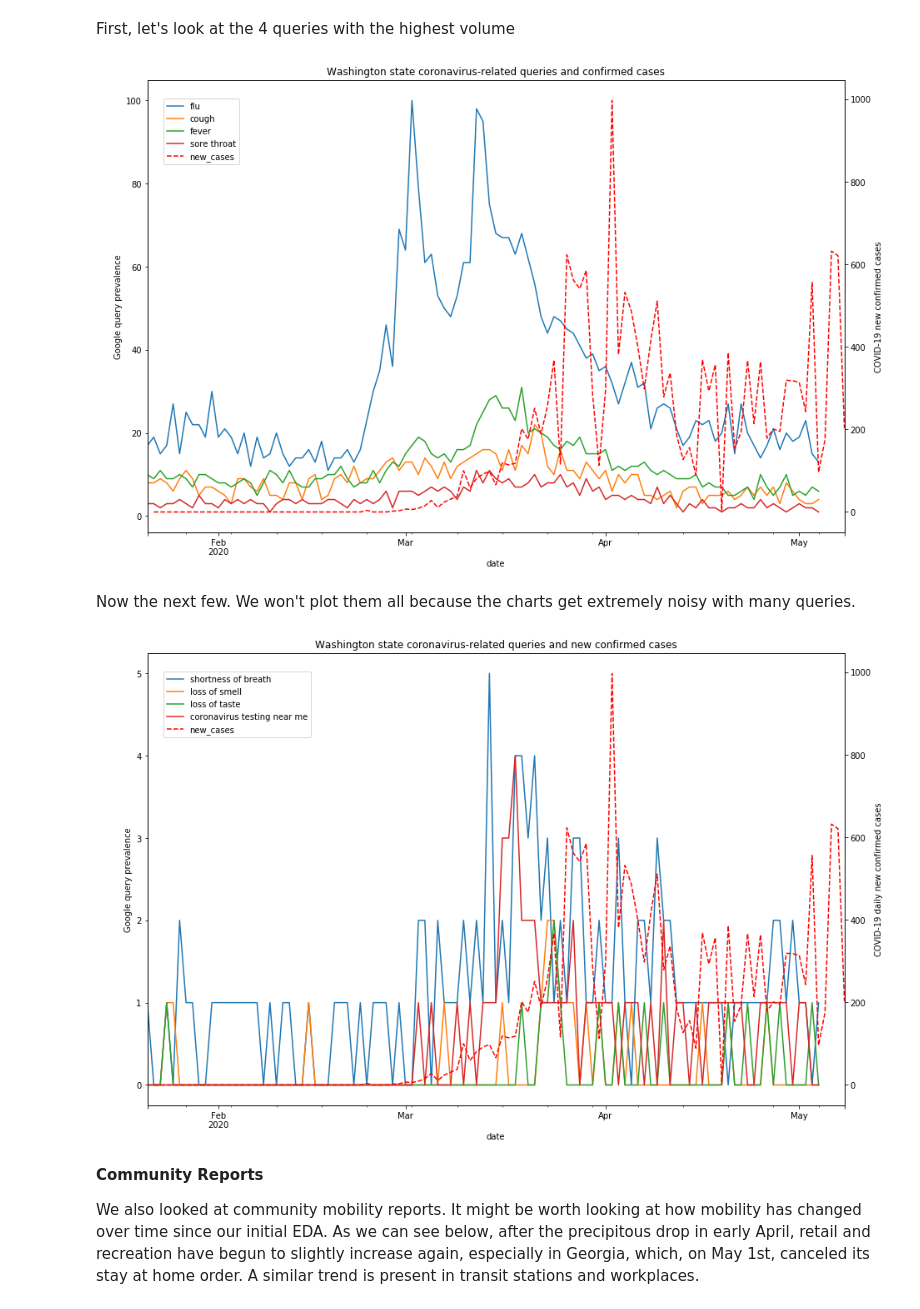
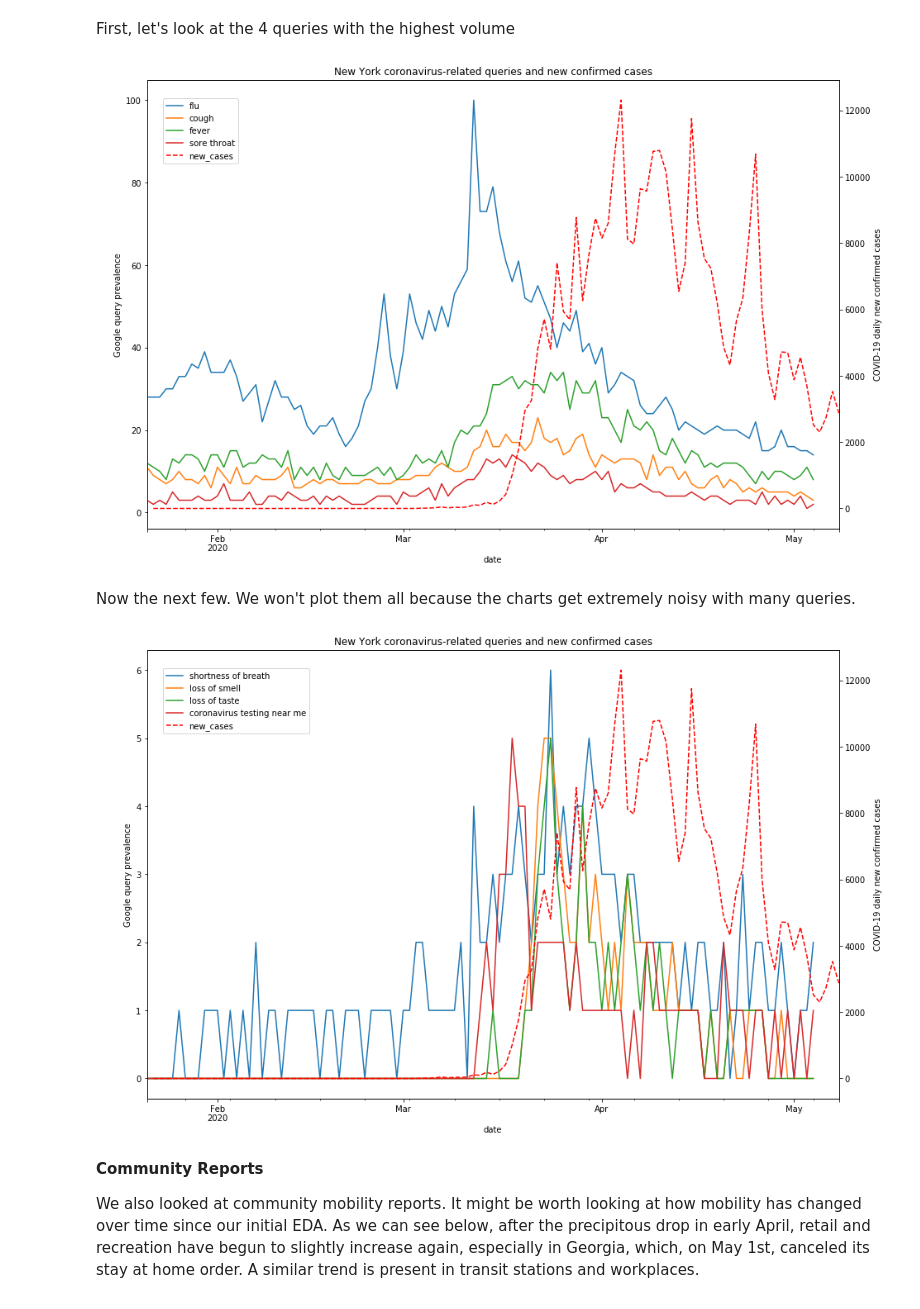
Before and after one commit to spotted-d/RNN_covid19_modeling, a Jupyter notebook: finalproject_group65.ipynb, the cells around one changed output. Saved outputs shown, nothing was run; the diff lists cells and outputs as text; code cells hidden in the pictures.

```diff
--- a/finalproject_group65.ipynb
+++ b/finalproject_group65.ipynb
@@ -103,11 +103,12 @@ Let's examine Washington state
 # %%
 # queries
+s = "NY"
 kw_list = list(queries.drop(["date", "abbrev", "days_since_20200101"], axis=1).columns)
-wa = queries.loc[queries["abbrev"] == "WA"]
+s_queries = queries.loc[queries["abbrev"] == s]
 
 # cases
-wa_cases = cases.loc[cases["abbrev"] == "WA"]
-wa_cases["new_cases"] = wa_cases["cases"].diff()
+s_cases = cases.loc[cases["abbrev"] == s]
+s_cases["new_cases"] = s_cases["cases"].diff()
 # %% [output]
 A value is trying to be set on a copy of a slice from a DataFrame.
 Try using .loc[row_indexer,col_indexer] = value instead
@@ -122,50 +122,51 @@ fig = plt.figure(figsize=(15, 10))
 ax1 = fig.add_subplot(111)
 
 # queries
-wa.plot(x="date", y=kw_list[0],  ax=ax1, legend=False)
-wa.plot(x="date", y=kw_list[4],  ax=ax1, legend=False)
-wa.plot(x="date", y=kw_list[5],  ax=ax1, legend=False)
-wa.plot(x="date", y=kw_list[10],  ax=ax1, legend=False)
+s_queries.plot(x="date", y=kw_list[0],  ax=ax1, legend=False)
+s_queries.plot(x="date", y=kw_list[4],  ax=ax1, legend=False)
+s_queries.plot(x="date", y=kw_list[5],  ax=ax1, legend=False)
+s_queries.plot(x="date", y=kw_list[10],  ax=ax1, legend=False)
 
 ax2 = ax1.twinx()
 
 # new cases
-wa_cases.plot(x="date", y="new_cases", ax=ax2, legend=False, color="r", linestyle='dashed')
+s_cases.plot(x="date", y="new_cases", ax=ax2, legend=False, color="r", linestyle='dashed')
 
 # legend and titles
 ax1.figure.legend(loc="upper left", bbox_to_anchor=(0.07,0.80))
-ax1.set_title("Washington state coronavirus-related queries and new confirmed cases")
+ax1.set_title("New York coronavirus-related queries and new confirmed cases")
 ax1.set_ylabel("Google query prevalence")
 ax2.set_ylabel("COVID-19 daily new confirmed cases")
+fig.savefig('./images/NY_covid_queries.png', format='png', dpi=500)
 plt.show();
 # %% [output]
-[figure, old version]
+[figure, new version]
 # %% [markdown]
 Now the next few. We won't plot them all because the charts get extremely noisy with many queries.
 # %%
 # now plot queries with confirmed cases
 fig = plt.figure(figsize=(15, 10))
 ax1 = fig.add_subplot(111)
 
 # queries
-wa.plot(x="date", y=kw_list[1],  ax=ax1, legend=False)
-wa.plot(x="date", y=kw_list[2],  ax=ax1, legend=False)
-wa.plot(x="date", y=kw_list[3],  ax=ax1, legend=False)
-wa.plot(x="date", y=kw_list[6],  ax=ax1, legend=False)
+s_queries.plot(x="date", y=kw_list[1],  ax=ax1, legend=False)
+s_queries.plot(x="date", y=kw_list[2],  ax=ax1, legend=False)
+s_queries.plot(x="date", y=kw_list[3],  ax=ax1, legend=False)
+s_queries.plot(x="date", y=kw_list[6],  ax=ax1, legend=False)
 
 ax2 = ax1.twinx()
 
 # new cases
-wa_cases.plot(x="date", y="new_cases", ax=ax2, legend=False, color="r", linestyle='dashed')
+s_cases.plot(x="date", y="new_cases", ax=ax2, legend=False, color="r", linestyle='dashed')
 
 # legend and titles
 ax1.figure.legend(loc="upper left", bbox_to_anchor=(0.07,0.80))
-ax1.set_title("Washington state coronavirus-related queries and new confirmed cases")
+ax1.set_title("New York coronavirus-related queries and new confirmed cases")
 ax1.set_ylabel("Google query prevalence")
 ax2.set_ylabel("COVID-19 daily new confirmed cases")
 plt.show();
 # %% [output]
-[figure, old version]
+[figure, new version]
 # %% [markdown]
 **Community Reports**
 
```
Also changed, not shown: parts of 3 cells of this notebook, 1 other file.
